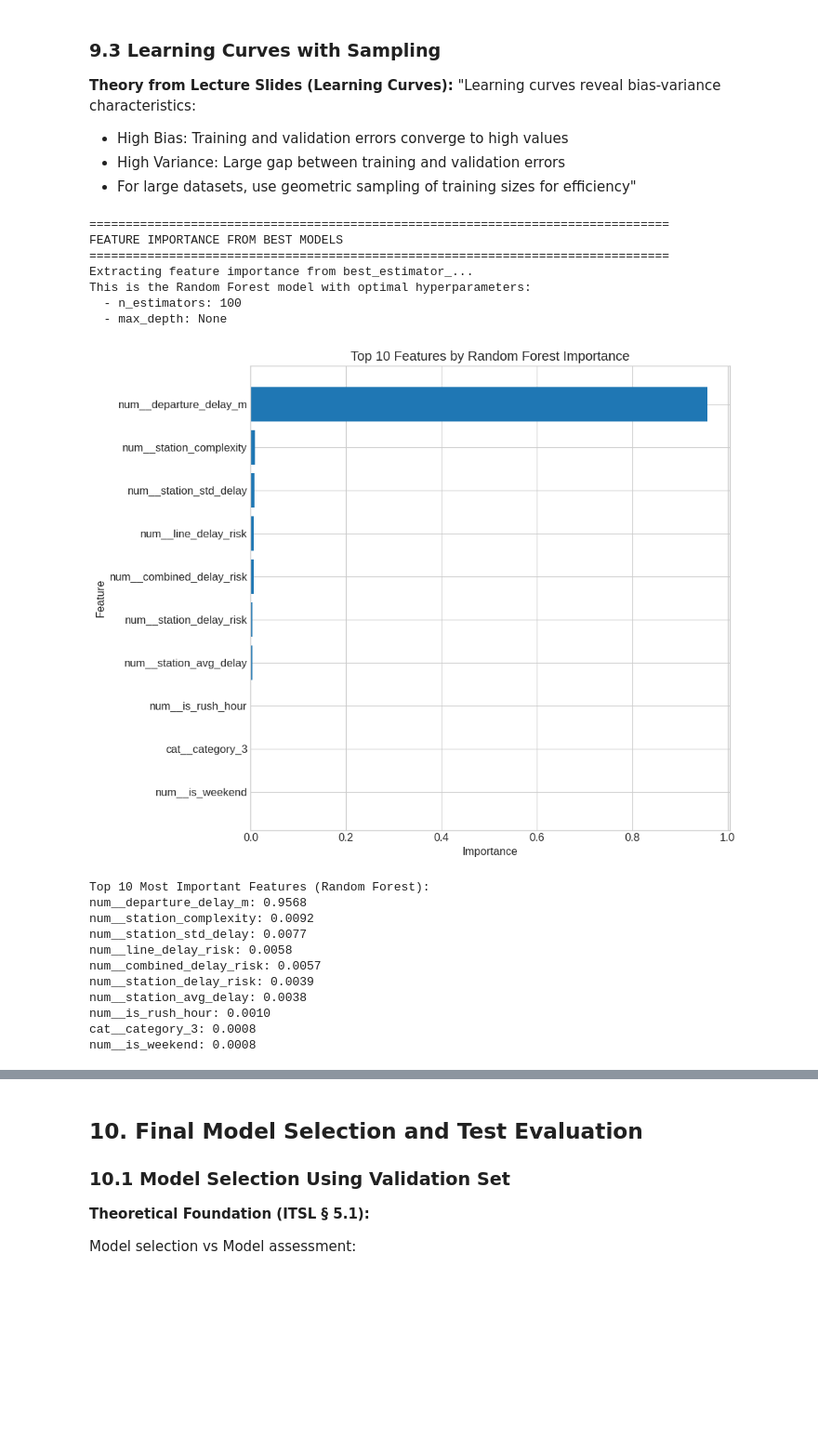
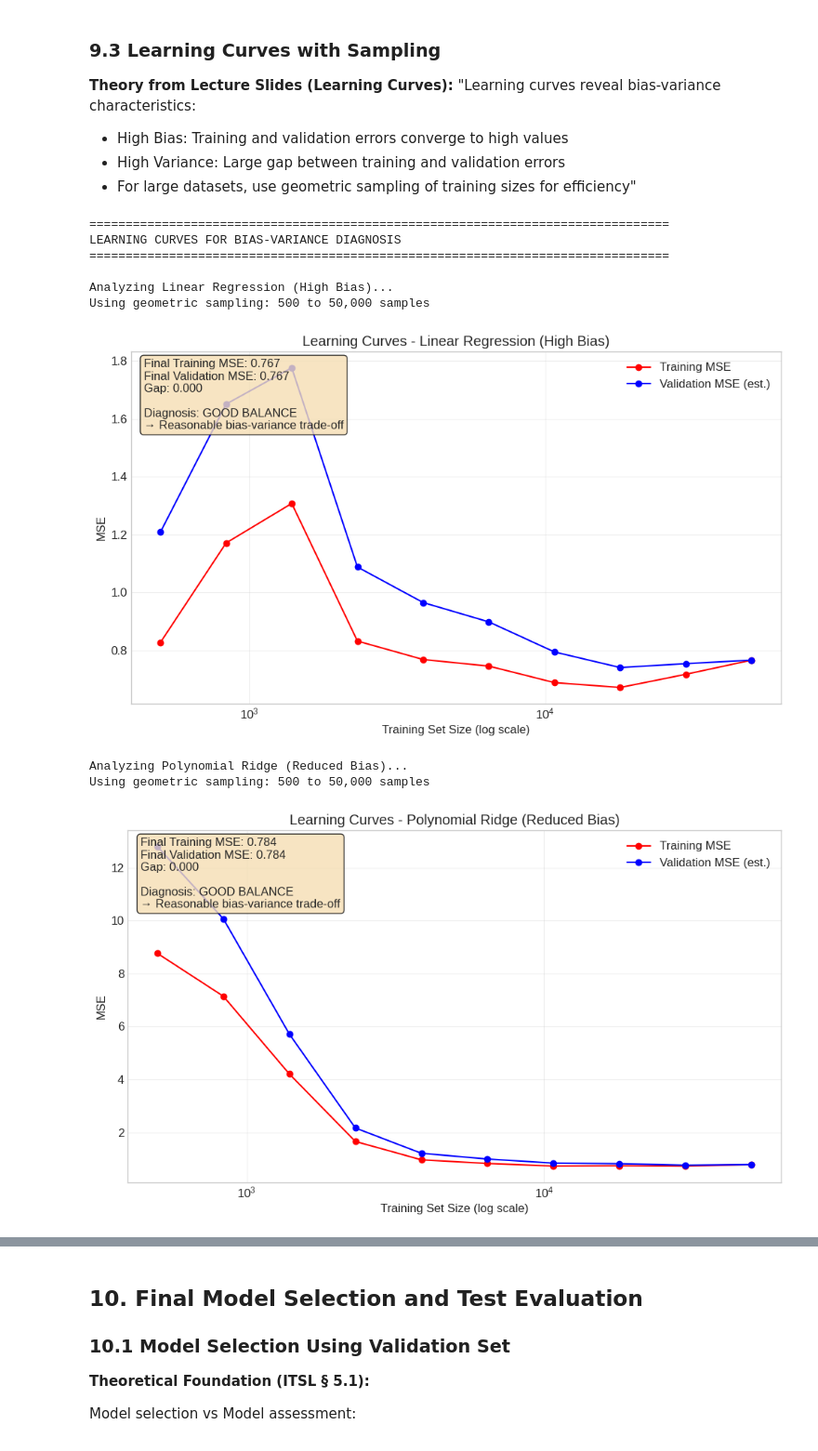
Before and after one commit to HlexNC/Painfully-Trivial, a Jupyter notebook: 1-Machine-Learning-v2.ipynb, the cells around one changed output, grey strips where cells are left out. Shown at 93% size. Cells and saved outputs as stored; diff of their text form; code cells hidden in the pictures; blank space fills up the shorter version.

```diff
--- a/1-Machine-Learning-v2.ipynb
+++ b/1-Machine-Learning-v2.ipynb
@@ -192,11 +192,11 @@ print(f"Memory usage: {df.memory_usage(deep=True).sum() / 1024 / 1024:.2f} MB")
 print(check_memory())
 
 # For extremely large datasets, consider sampling
-if len(df) > 2_000_000:  # If more than 2 million rows
-    print(f"\nDataset has {len(df):,} rows. Sampling for manageable processing...")
-    df = df.sample(n=min(500_000, len(df)), random_state=42)
-    print(f"Working with {len(df):,} sampled rows")
-    gc.collect()
+# if len(df) > 2_000_000:  # If more than 2 million rows
+#     print(f"\nDataset has {len(df):,} rows. Sampling for manageable processing...")
+#     df = df.sample(n=min(500_000, len(df)), random_state=42)
+#     print(f"Working with {len(df):,} sampled rows")
+#     gc.collect()
 # %% [output]
 Downloading Deutsche Bahn delays dataset...
 Dataset downloaded to: /kaggle/input/deutsche-bahn-db-delays
@@ -1345,6 +1344,7 @@ poly_results = {}
 
 print("Testing polynomial degrees to find bias-variance sweet spot...")
 print("Theory: Higher degree → Lower bias, Higher variance")
+import math
 
 for degree in degrees:
     print(f"\nDegree {degree} polynomial features:")
@@ -1370,8 +1370,8 @@ for degree in degrees:
 
     # Estimate number of features after polynomial expansion
     n_features = preprocessor.transform(X_sample[:1]).shape[1]
-    n_poly_features = int(np.math.factorial(n_features + degree) /
-                         (np.math.factorial(degree) * np.math.factorial(n_features))) - 1
+    n_poly_features = int(math.factorial(n_features + degree) /
+                         (math.factorial(degree) * math.factorial(n_features))) - 1
 
     poly_results[degree] = {
         'mse': mse,
@@ -1451,9 +1468,10 @@ def plot_efficient_learning_curves(estimator, title, X, y, max_samples=50000):
 
     for train_size in train_sizes:
         # Single train-val split at each size
+        safe_train_size = min(train_size, n_samples - 1)
         X_subset, _, y_subset, _ = train_test_split(
             X[:n_samples], y[:n_samples],
-            train_size=train_size/n_samples,
+            train_size=safe_train_size,
             random_state=42
         )
 
@@ -1492,19 +1510,19 @@ def plot_efficient_learning_curves(estimator, title, X, y, max_samples=50000):
     final_val_mse = val_scores[-1]
     gap = final_val_mse - final_train_mse
 
-    diagnosis = f"Final Training MSE: {final_train_mse:.3f}\\n"
-    diagnosis += f"Final Validation MSE: {final_val_mse:.3f}\\n"
-    diagnosis += f"Gap: {gap:.3f}\\n\\n"
+    diagnosis = f"Final Training MSE: {final_train_mse:.3f}\n"
+    diagnosis += f"Final Validation MSE: {final_val_mse:.3f}\n"
+    diagnosis += f"Gap: {gap:.3f}\n\n"
 
     # Adjusted thresholds for normalized target
     if final_train_mse > 0.8 and gap < 0.2:
-        diagnosis += "Diagnosis: HIGH BIAS (Underfitting)\\n"
+        diagnosis += "Diagnosis: HIGH BIAS (Underfitting)\n"
         diagnosis += "→ Model too simple, add polynomial features"
     elif gap > 0.4:
-        diagnosis += "Diagnosis: HIGH VARIANCE (Overfitting)\\n"
+        diagnosis += "Diagnosis: HIGH VARIANCE (Overfitting)\n"
         diagnosis += "→ Too complex, increase regularization"
     else:
-        diagnosis += "Diagnosis: GOOD BALANCE\\n"
+        diagnosis += "Diagnosis: GOOD BALANCE\n"
         diagnosis += "→ Reasonable bias-variance trade-off"
 
     plt.text(0.02, 0.98, diagnosis, transform=plt.gca().transAxes,
@@ -1513,50 +1531,41 @@ def plot_efficient_learning_curves(estimator, title, X, y, max_samples=50000):
 
     plt.tight_layout()
     plt.show()
 
     return final_train_mse, final_val_mse, gap
 
 # Analyze models with learning curves
 models_to_analyze = [
     (LinearRegression(), "Linear Regression (High Bias)"),
     (Pipeline([
         ('poly', PolynomialFeatures(degree=2, include_bias=False)),
         ('scaler', StandardScaler()),
         ('regressor', Ridge(alpha=0.1))
     ]), "Polynomial Ridge (Reduced Bias)")
 ]
 
 for model, name in models_to_analyze:
-    print(f"\\nAnalyzing {name}...")
+    print(f"\nAnalyzing {name}...")
 
     # Create full pipeline
     full_pipeline = Pipeline([
         ('preprocessor', preprocessor),
         ('model', model)
     ])
 
     train_mse, val_mse, gap = plot_efficient_learning_curves(
         full_pipeline, name, X_sample, y_sample
     )
 # %% [output]
 ================================================================================
-FEATURE IMPORTANCE FROM BEST MODELS
+LEARNING CURVES FOR BIAS-VARIANCE DIAGNOSIS
 ================================================================================
-Extracting feature importance from best_estimator_...
-This is the Random Forest model with optimal hyperparameters:
-  - n_estimators: 100
-  - max_depth: None
+
+Analyzing Linear Regression (High Bias)...
+Using geometric sampling: 500 to 50,000 samples
-[figure, old version]
+[figure, new version]
-Top 10 Most Important Features (Random Forest):
-num__departure_delay_m: 0.9568
-num__station_complexity: 0.0092
-num__station_std_delay: 0.0077
-num__line_delay_risk: 0.0058
-num__combined_delay_risk: 0.0057
-num__station_delay_risk: 0.0039
-num__station_avg_delay: 0.0038
-num__is_rush_hour: 0.0010
-cat__category_3: 0.0008
-num__is_weekend: 0.0008
+Analyzing Polynomial Ridge (Reduced Bias)...
+Using geometric sampling: 500 to 50,000 samples
+[figure, added]
 # %% [markdown]
 ---
```
Also changed, not shown: parts of 28 cells of this notebook.
